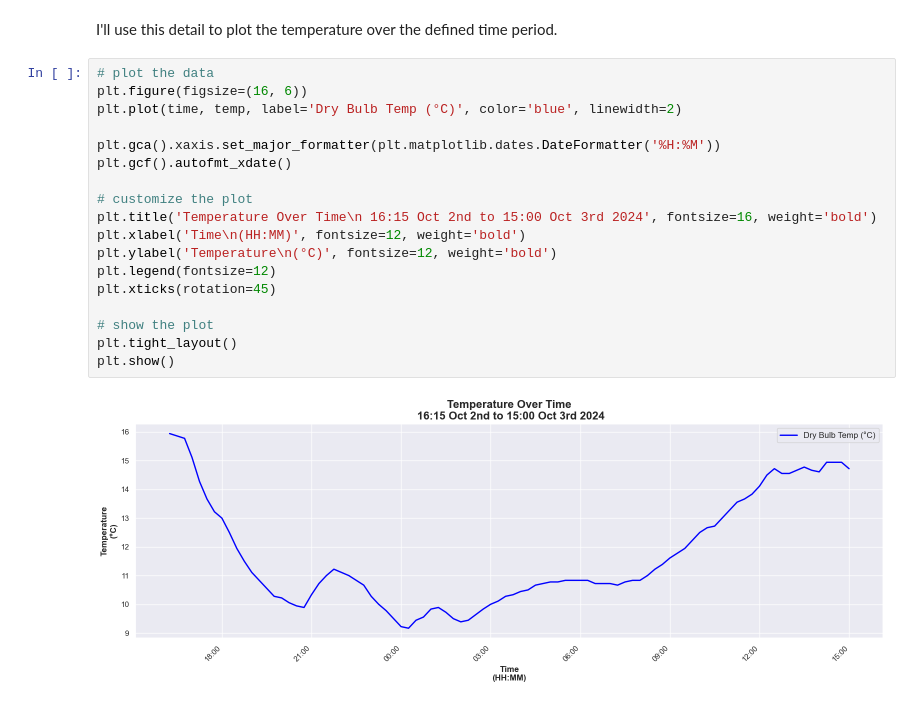
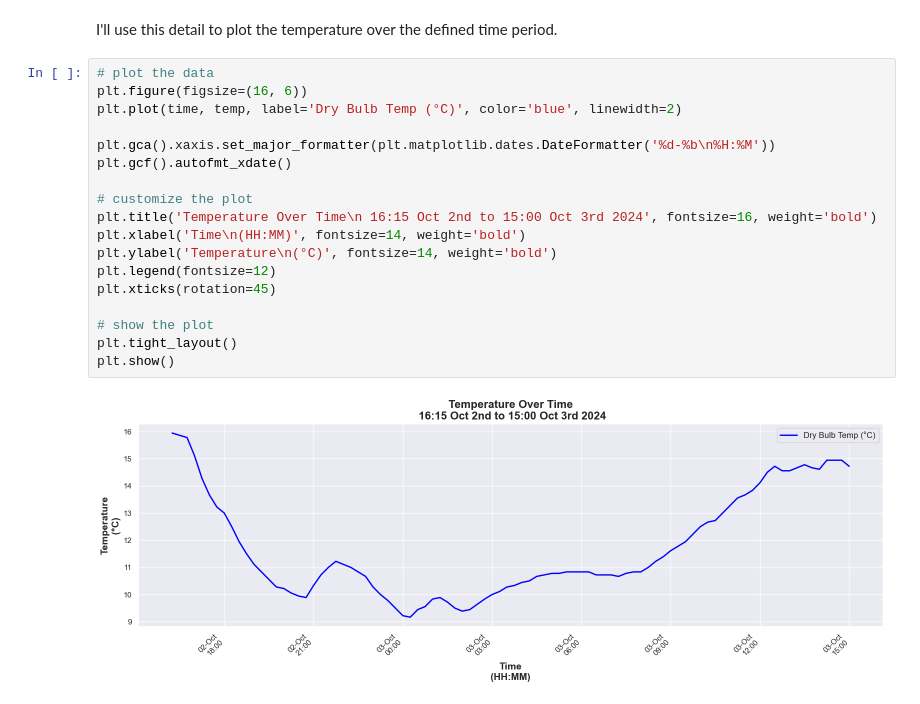
Before and after one commit to JBnkn/4369-programming-for-data-analytics, a Jupyter notebook: Assignments/assignment2-weather.ipynb, the cells around one changed output. Cells and saved outputs as stored; diff of their text form.

Commit message:
Assignment 2 - finalising graph

```diff
--- a/Assignments/assignment2-weather.ipynb
+++ b/Assignments/assignment2-weather.ipynb
@@ -50,20 +50,20 @@ I'll use this detail to plot the temperature over the defined time period.
 # %%
 # plot the data
 plt.figure(figsize=(16, 6))
 plt.plot(time, temp, label='Dry Bulb Temp (°C)', color='blue', linewidth=2)
 
-plt.gca().xaxis.set_major_formatter(plt.matplotlib.dates.DateFormatter('%H:%M'))
+plt.gca().xaxis.set_major_formatter(plt.matplotlib.dates.DateFormatter('%d-%b\n%H:%M'))
 plt.gcf().autofmt_xdate()
 
 # customize the plot
 plt.title('Temperature Over Time\n 16:15 Oct 2nd to 15:00 Oct 3rd 2024', fontsize=16, weight='bold')
-plt.xlabel('Time\n(HH:MM)', fontsize=12, weight='bold')
-plt.ylabel('Temperature\n(°C)', fontsize=12, weight='bold')
+plt.xlabel('Time\n(HH:MM)', fontsize=14, weight='bold')
+plt.ylabel('Temperature\n(°C)', fontsize=14, weight='bold')
 plt.legend(fontsize=12)
 plt.xticks(rotation=45)
 
 # show the plot
 plt.tight_layout()
 plt.show()
 # %% [output]
-[figure, old version]
+[figure, new version]
```
